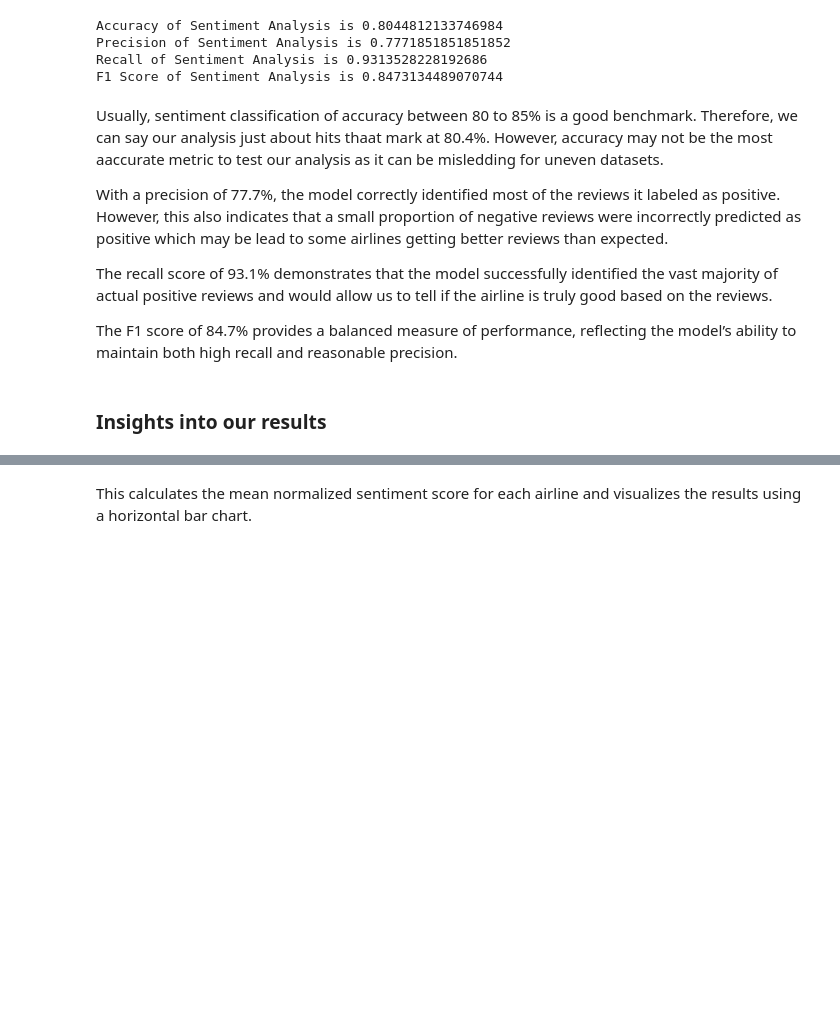
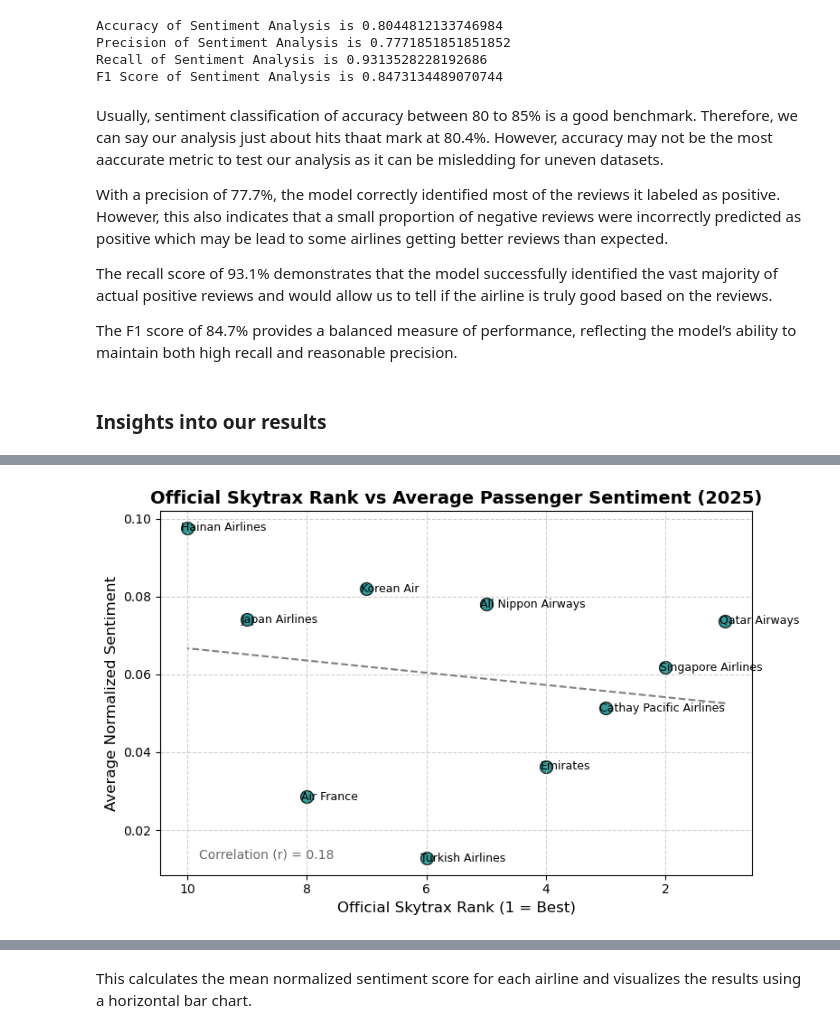
Before and after one commit to DyanelLancea/Airline-Review-Sentiement-Analysis, a Jupyter notebook: Airlines.ipynb, the cells around one changed output, grey strips where cells are left out. Drawn from its saved outputs; the diff is of its cells as text; code cells hidden in the pictures; blank space fills up the shorter version.

```diff
--- a/Airlines.ipynb
+++ b/Airlines.ipynb
@@ -523,0 +654,88 @@ The F1 score of 84.7% provides a balanced measure of performance, reflecting the
+# %%
+# --- Visualization #3: Scatterplot — Official Rank vs Average Sentiment ---
+
+import pandas as pd
+import matplotlib.pyplot as plt
+from scipy.stats import pearsonr
+
+# Load your dataset
+df = pd.read_csv("airlines_review_analysis.csv")
+
+# Define Skytrax 2025 Top 10 (official ranks)
+skytrax_top10 = [
+    "Qatar Airways",
+    "Singapore Airlines",
+    "Cathay Pacific Airlines",
+    "Emirates",
+    "All Nippon Airways",
+    "Turkish Airlines",
+    "Korean Air",
+    "Air France",
+    "Japan Airlines",
+    "Hainan Airlines",
+]
+official = pd.DataFrame({
+    "Airlines": skytrax_top10,
+    "Official Rank": range(1, 11)
+})
+
+# Compute average sentiment per airline
+avg_sent = (
+    df.groupby("Airlines", as_index=False)["Normalized Sentiment Score"]
+      .mean()
+      .rename(columns={"Normalized Sentiment Score": "Avg Sentiment"})
+)
+
+# Merge with official rank
+merged = pd.merge(official, avg_sent, on="Airlines", how="left").dropna(subset=["Avg Sentiment"])
+
+# Compute correlation between Official Rank and Average Sentiment
+corr, pval = pearsonr(merged["Official Rank"], merged["Avg Sentiment"])
+
+# --- Create Scatterplot ---
+plt.figure(figsize=(8, 5))
+plt.scatter(
+    merged["Official Rank"],
+    merged["Avg Sentiment"],
+    color="teal",
+    s=100,
+    alpha=0.8,
+    edgecolor="black"
+)
+
+# Add regression trendline
+z = np.polyfit(merged["Official Rank"], merged["Avg Sentiment"], 1)
+p = np.poly1d(z)
+plt.plot(merged["Official Rank"], p(merged["Official Rank"]), color="gray", linestyle="--", linewidth=1.5)
+
+# Annotate airline names
+for i, row in merged.iterrows():
+    plt.text(
+        row["Official Rank"] + 0.1,
+        row["Avg Sentiment"],
+        row["Airlines"],
+        fontsize=9,
+        va="center"
+    )
+
+# Invert X-axis so Rank 1 (best) appears on left
+plt.gca().invert_xaxis()
+
+# Labels and title
+plt.title("Official Skytrax Rank vs Average Passenger Sentiment (2025)", fontsize=14, fontweight="bold")
+plt.xlabel("Official Skytrax Rank (1 = Best)", fontsize=12)
+plt.ylabel("Average Normalized Sentiment", fontsize=12)
+plt.grid(True, linestyle="--", alpha=0.6)
+
+# Display correlation in subtitle
+plt.text(
+    9.8, merged["Avg Sentiment"].min(),
+    f"Correlation (r) = {corr:.2f}",
+    fontsize=10, color="dimgray"
+)
+
+plt.tight_layout()
+plt.savefig("04_scatter_official_rank_vs_sentiment.png", dpi=150)
+plt.show()
+# %% [output]
+[figure, added]
```
Also changed, not shown: parts of 10 cells of this notebook.
